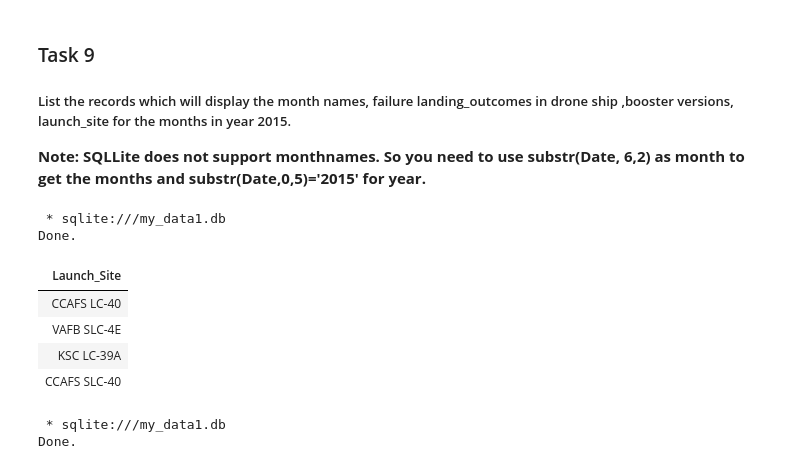
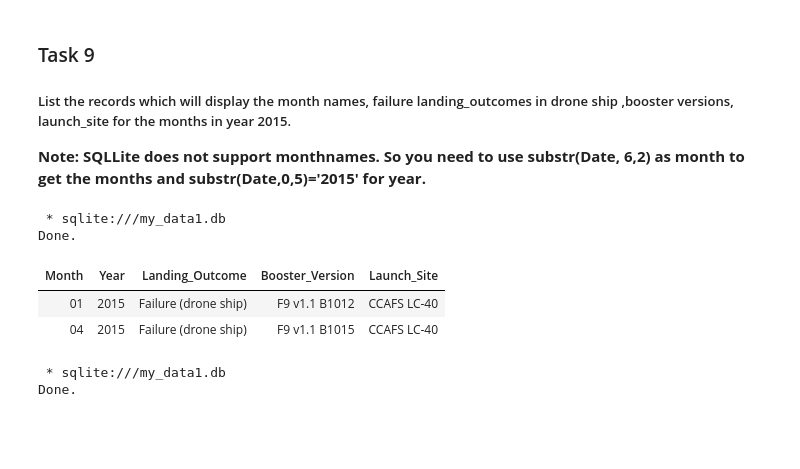
Before and after one commit to amraz39/spaceY, a Jupyter notebook: jupyter-labs-eda-sql-coursera_sqllite.ipynb, the cells around one changed output. Saved outputs shown, nothing was run; the diff lists cells and outputs as text; code cells hidden in the pictures; blank space fills up the shorter version.

```diff
--- a/jupyter-labs-eda-sql-coursera_sqllite.ipynb
+++ b/jupyter-labs-eda-sql-coursera_sqllite.ipynb
@@ -285,18 +295,18 @@ Done.
 ##### List the records which will display the month names, failure landing_outcomes in drone ship ,booster versions, launch_site for the months in year 2015.
 
 **Note: SQLLite does not support monthnames. So you need to use  substr(Date, 6,2) as month to get the months and substr(Date,0,5)='2015' for year.**
-# %%
-%%sql
-
-SELECT DISTINCT Launch_Site FROM SPACEXTABLE;
-# %% [output]
- * sqlite:///my_data1.db
-Done.
-| Launch_Site |
-| CCAFS LC-40 |
-| VAFB SLC-4E |
-| KSC LC-39A |
-| CCAFS SLC-40 |
+# %%
+%%sql
+
+SELECT substr("DATE", 6, 2) AS "Month" , substr("DATE", 0, 5) AS "Year", "landing_outcome", "BOOSTER_VERSION", "LAUNCH_SITE"
+    FROM SPACEXTABLE WHERE landing_outcome = 'Failure (drone ship)'
+    and substr("DATE", 0, 5) = '2015';
+# %% [output]
+ * sqlite:///my_data1.db
+Done.
+| Month | Year | Landing_Outcome | Booster_Version | Launch_Site |
+| 01 | 2015 | Failure (drone ship) | F9 v1.1 B1012 | CCAFS LC-40 |
+| 04 | 2015 | Failure (drone ship) | F9 v1.1 B1015 | CCAFS LC-40 |
 # %%
 %%sql
 
```
Also changed, not shown: parts of 4 cells of this notebook, 2 other files.
